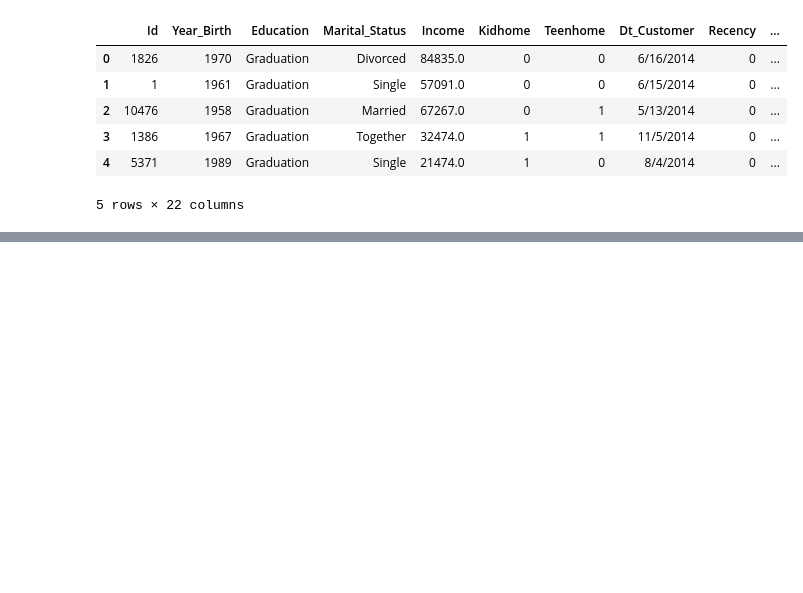
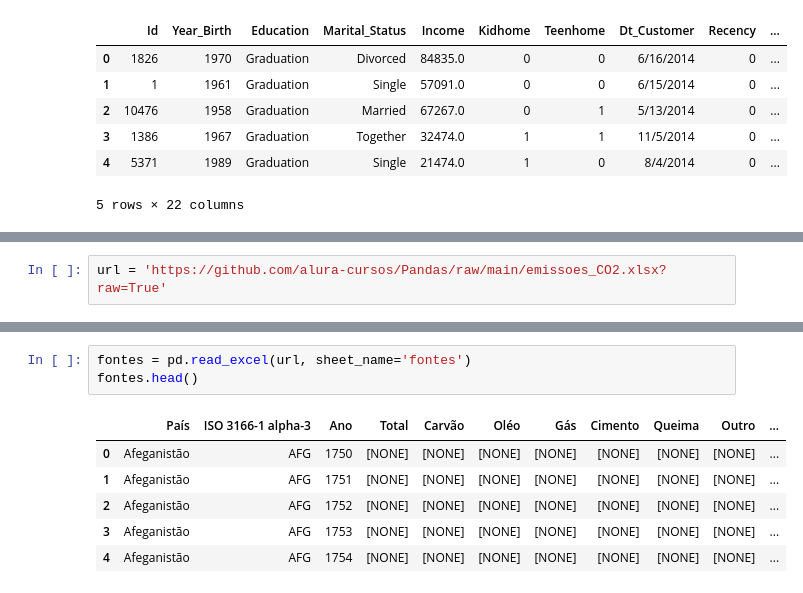
Before and after one commit to Spanhaa/cursos_analise_dados, a Jupyter notebook: analise_pandas_io.ipynb, the cells around one changed output, grey strips where cells are left out. Saved outputs shown, nothing was run; the diff lists cells and outputs as text; blank space fills up the shorter version.

```diff
--- a/analise_pandas_io.ipynb
+++ b/analise_pandas_io.ipynb
@@ -20,0 +35,2 @@ dados_mercados.
+# %%
+url = 'https://github.com/alura-cursos/Pandas/raw/main/emissoes_CO2.xlsx?raw=True'
@@ -20,0 +53,10 @@ dados_mercados.
+# %%
+fontes = pd.read_excel(url, sheet_name='fontes')
+fontes.head()
+# %% [output]
+|  | País | ISO 3166-1 alpha-3 | Ano | Total | Carvão | Oléo | Gás | Cimento | Queima | Outro | ... |
+| 0 | Afeganistão | AFG | 1750 | [NONE] | [NONE] | [NONE] | [NONE] | [NONE] | [NONE] | [NONE] | ... |
+| 1 | Afeganistão | AFG | 1751 | [NONE] | [NONE] | [NONE] | [NONE] | [NONE] | [NONE] | [NONE] | ... |
+| 2 | Afeganistão | AFG | 1752 | [NONE] | [NONE] | [NONE] | [NONE] | [NONE] | [NONE] | [NONE] | ... |
+| 3 | Afeganistão | AFG | 1753 | [NONE] | [NONE] | [NONE] | [NONE] | [NONE] | [NONE] | [NONE] | ... |
+| 4 | Afeganistão | AFG | 1754 | [NONE] | [NONE] | [NONE] | [NONE] | [NONE] | [NONE] | [NONE] | ... |
```
Also changed, not shown: parts of 42 cells of this notebook.
